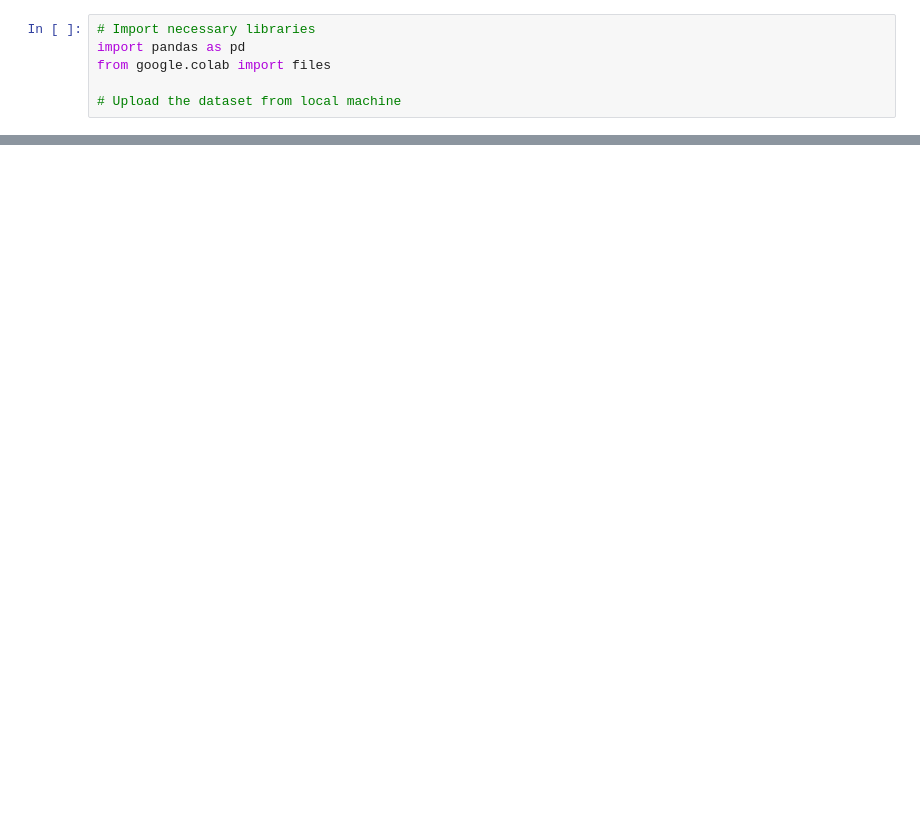
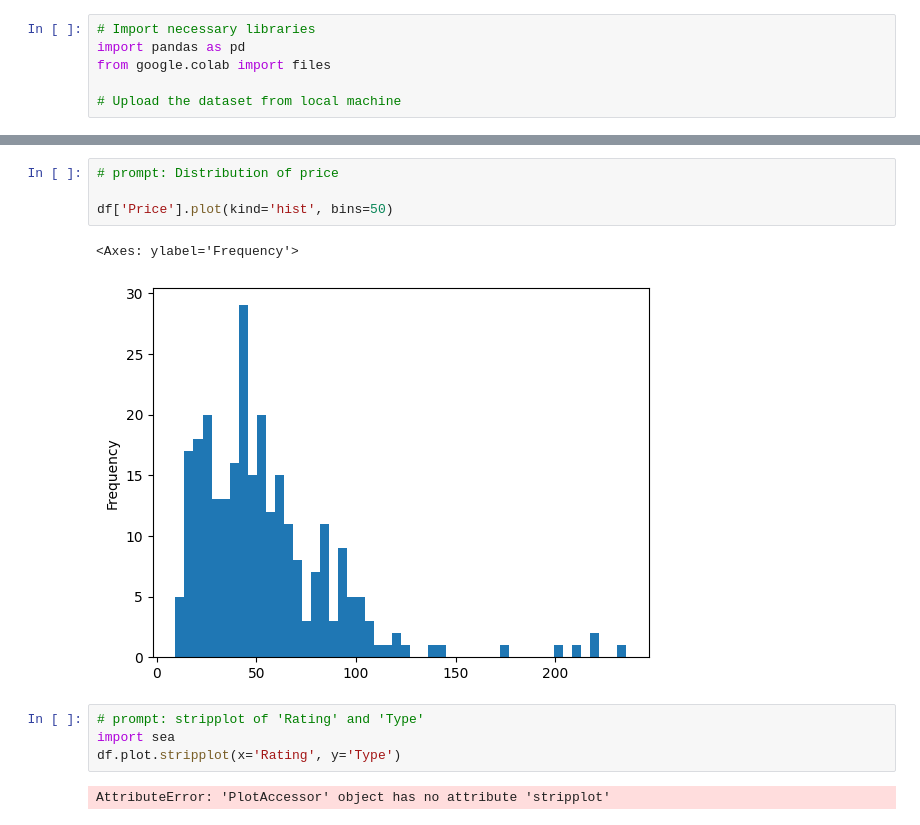
Before and after one commit to sdeva90/Python, a Jupyter notebook: Colab/Python_visualization.ipynb, the cells around one changed output, grey strips where cells are left out. Saved outputs shown, nothing was run; the diff lists cells and outputs as text; blank space fills up the shorter version.

```diff
--- a/Colab/Python_visualization.ipynb
+++ b/Colab/Python_visualization.ipynb
@@ -24,0 +25,13 @@ df.head()
+# %%
+# prompt: Distribution of price
+
+df['Price'].plot(kind='hist', bins=50)
+# %% [output]
+<Axes: ylabel='Frequency'>
+[figure, added]
+# %%
+# prompt: stripplot of 'Rating' and 'Type'
+import sea
+df.plot.stripplot(x='Rating', y='Type')
+# %% [output]
+AttributeError: 'PlotAccessor' object has no attribute 'stripplot'
```
Also changed, not shown: parts of 8 cells of this notebook.
